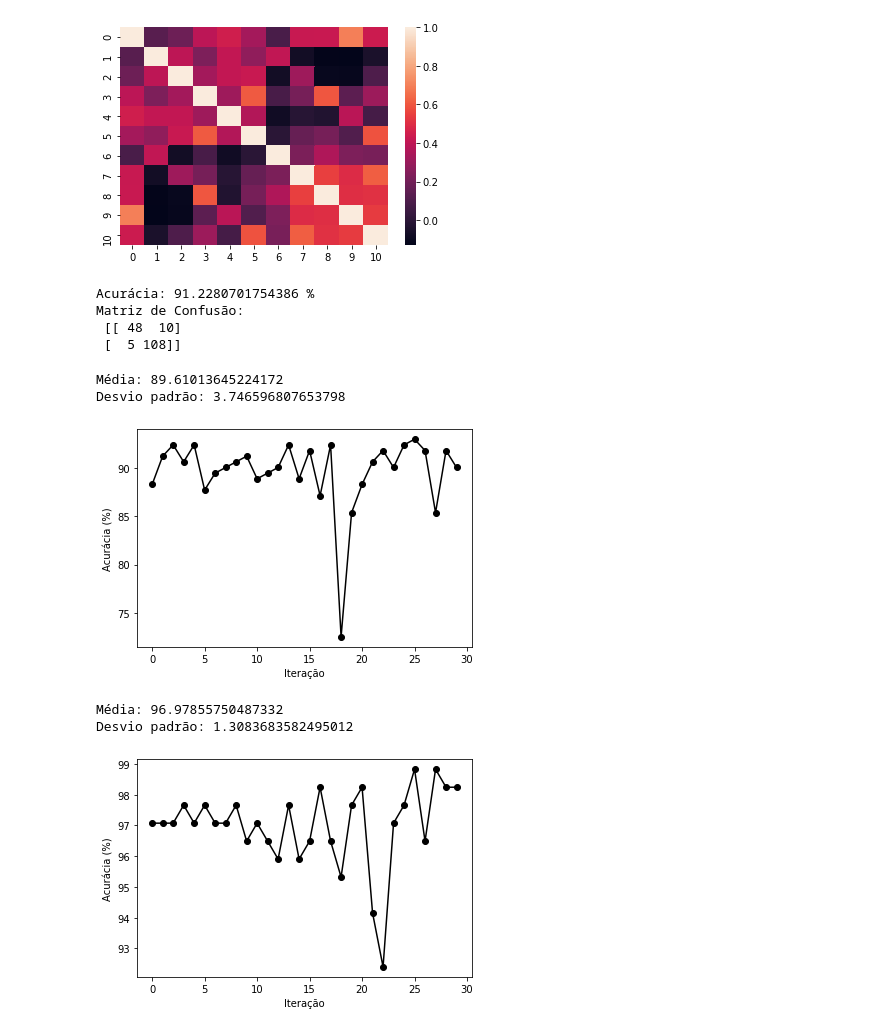
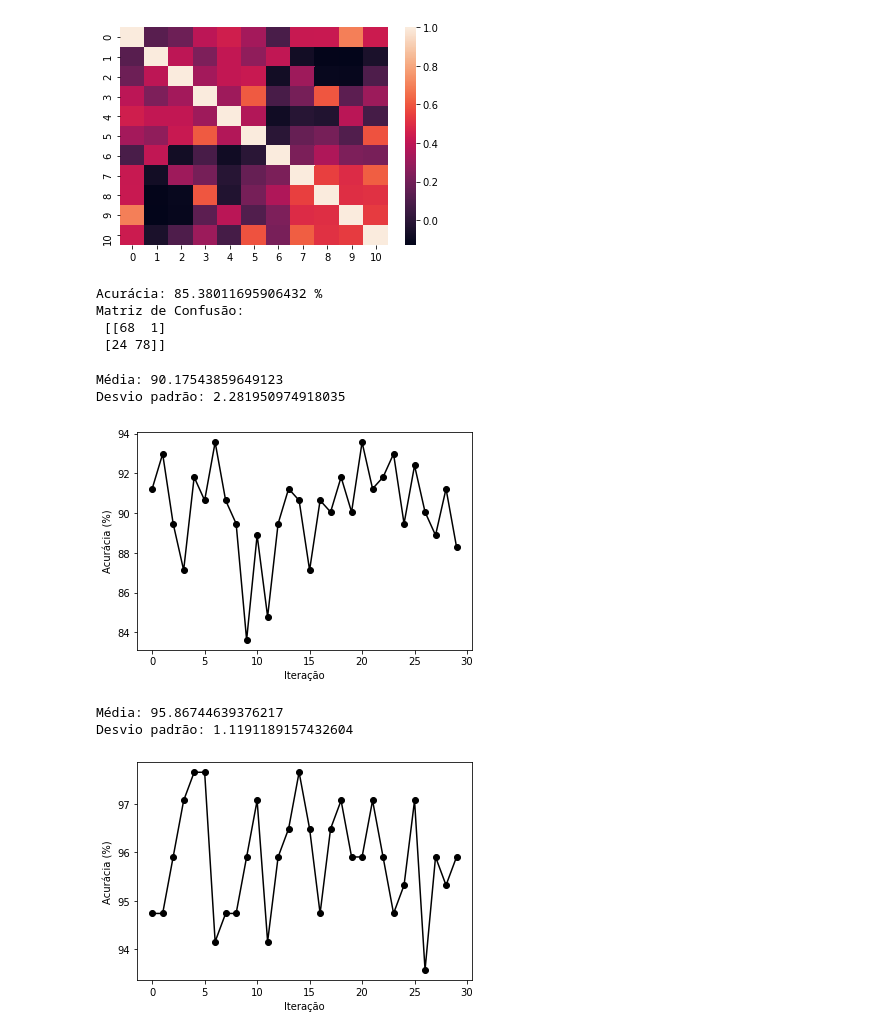
Before and after one commit to vicrsp/rna-ppgee, a Jupyter notebook: exercicios/ex4/Redes Neurais Artificiais - Exercício 4.ipynb, the cells around one changed output. Drawn from its saved outputs; the diff is of its cells as text; code cells hidden in the pictures.

```diff
--- a/exercicios/ex4/Redes Neurais Artificiais - Exercício 4.ipynb
+++ b/exercicios/ex4/Redes Neurais Artificiais - Exercício 4.ipynb
@@ -191,11 +202,26 @@ X_train_iris, y_train_iris, X_test_iris, y_test_iris = train_test_split(X_iris.t
 # %%
-# train and evaluate model
-model = LinearPerceptron()
-# train the model on training set
-w_iris, _, _ = model.train(X_train_iris, y_train_iris)
-# make predictions for the teste set
-_, yhat_iris = model.predict(X_test_iris, w_iris)
-# print the accuracy
-print(f'Acurácia: {100 * np.sum(y_test_iris == model.predict(X_test_iris, w_iris))/len(yhat_iris)} %')
-# print the confusion matrix
-print(f'Matriz de Confusão: \n {confusion_matrix(y_test_iris, yhat_iris)}')
+def iris_experiment(X, y, N=100, print_iterations=False, print_results=True):
+    # split the data
+    X_train_iris, y_train_iris, X_test_iris, y_test_iris = train_test_split(X, y)
+
+    model = LinearPerceptron(max_epochs=100)
+    error_results = []
+    for i in range(N):
+        # train the model on training set
+        w_iris, _, _ = model.train(X_train_iris, y_train_iris)
+        # make predictions for the teste set
+        _, yhat_iris = model.predict(X_test_iris, w_iris)
+        # accuracy
+        accuracy = 100 * np.sum(y_test_iris == model.predict(X_test_iris, w_iris))/len(yhat_iris)
+        error_results.append(100 - accuracy)
+        if(print_iterations):
+            # print the accuracy
+            print(f'Acurácia: {accuracy} %')
+            # print the confusion matrix
+            print(f'Matriz de Confusão: \n {confusion_matrix(y_test_iris, yhat_iris)}')
+
+    if(print_results == True):
+        plt.plot(error_results, 'ko-')
+        plt.xlabel('Iteração')
+        plt.ylabel('Erro (%)')
+        print(f'Variância: {np.var(error_results)}')
@@ -276,7 +276,10 @@ X_train_bc, y_train_bc, X_test_bc, y_test_bc = train_test_split(X_bc_norm_final,
 [figure]
 [figure]
 # %%
-def breast_cancer_experiment(X_train, y_train, X_test, y_test, N=30, print_iterations=False, print_results=True):
+def breast_cancer_experiment(X, y, N=30, print_iterations=False, print_results=True):
+    # split the data
+    X_train, y_train, X_test, y_test= train_test_split(X, y)
+
     model = LinearPerceptron(max_epochs=100)
     accuracy_results = []
     for i in range(N):
@@ -300,24 +303,23 @@ def breast_cancer_experiment(X_train, y_train, X_test, y_test, N=30, print_itera
         print(f'Média: {np.mean(accuracy_results)}')
         print(f'Desvio padrão: {np.std(accuracy_results)}')
 # %%
-breast_cancer_experiment(X_train_bc, y_train_bc, X_test_bc, y_test_bc, 1, True, False)
+breast_cancer_experiment(X_bc_norm_final, y_bc, 1, True, False)
 # %% [output]
-Acurácia: 91.2280701754386 %
+Acurácia: 85.38011695906432 %
 Matriz de Confusão:
- [[ 48  10]
- [  5 108]]
+ [[68  1]
+ [24 78]]
 # %%
 # reduced features
-breast_cancer_experiment(X_train_bc, y_train_bc, X_test_bc, y_test_bc, 30)
+breast_cancer_experiment(X_bc_norm_final, y_bc, 30)
 # %% [output]
-Média: 89.61013645224172
-Desvio padrão: 3.746596807653798
+Média: 90.17543859649123
+Desvio padrão: 2.281950974918035
-[figure, old version]
+[figure, new version]
 # %%
 # all features
-X_train_bc, y_train_bc, X_test_bc, y_test_bc = train_test_split(X_bc_norm, y_bc)
-breast_cancer_experiment(X_train_bc, y_train_bc, X_test_bc, y_test_bc, 30)
+breast_cancer_experiment(X_bc_norm, y_bc, 30)
 # %% [output]
-Média: 96.97855750487332
-Desvio padrão: 1.3083683582495012
+Média: 95.86744639376217
+Desvio padrão: 1.1191189157432604
-[figure, old version]
+[figure, new version]
```
Also changed, not shown: parts of 13 cells of this notebook, 1 other file.
